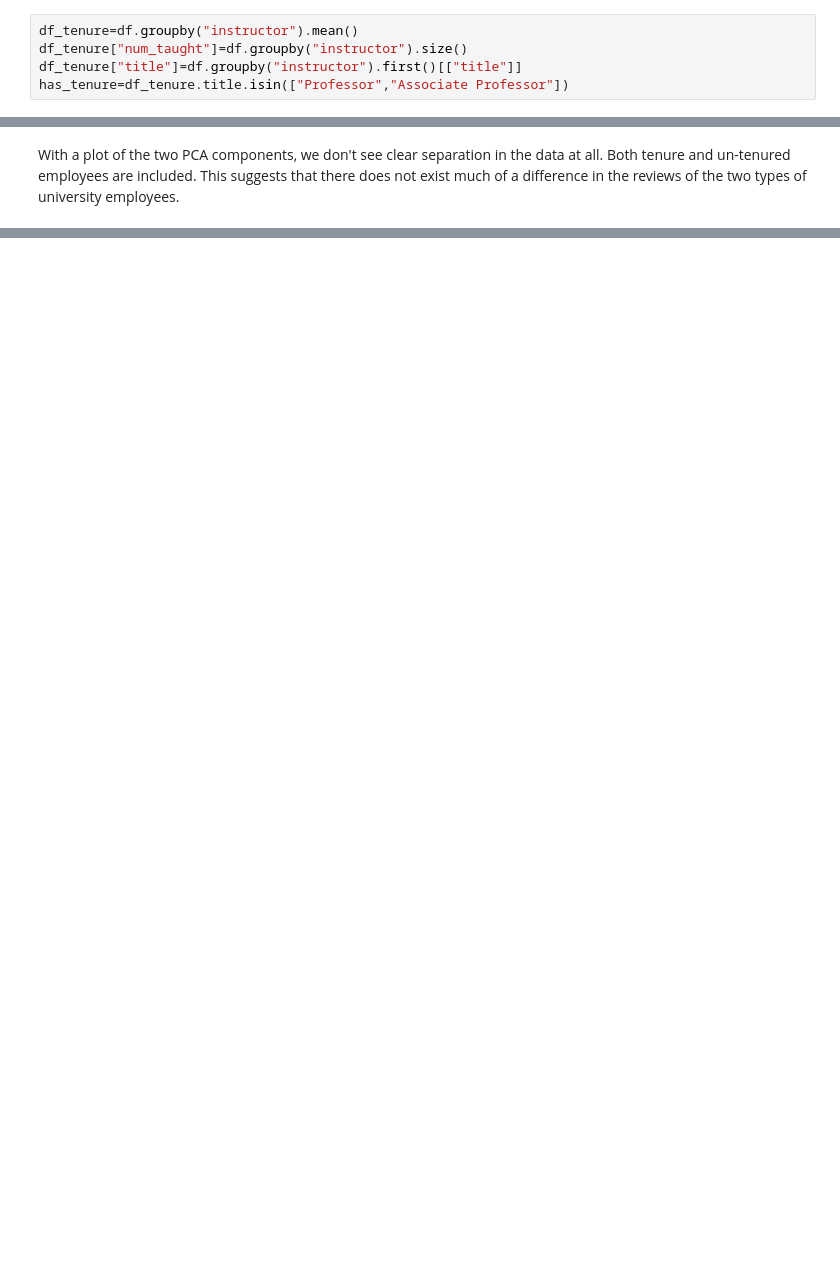
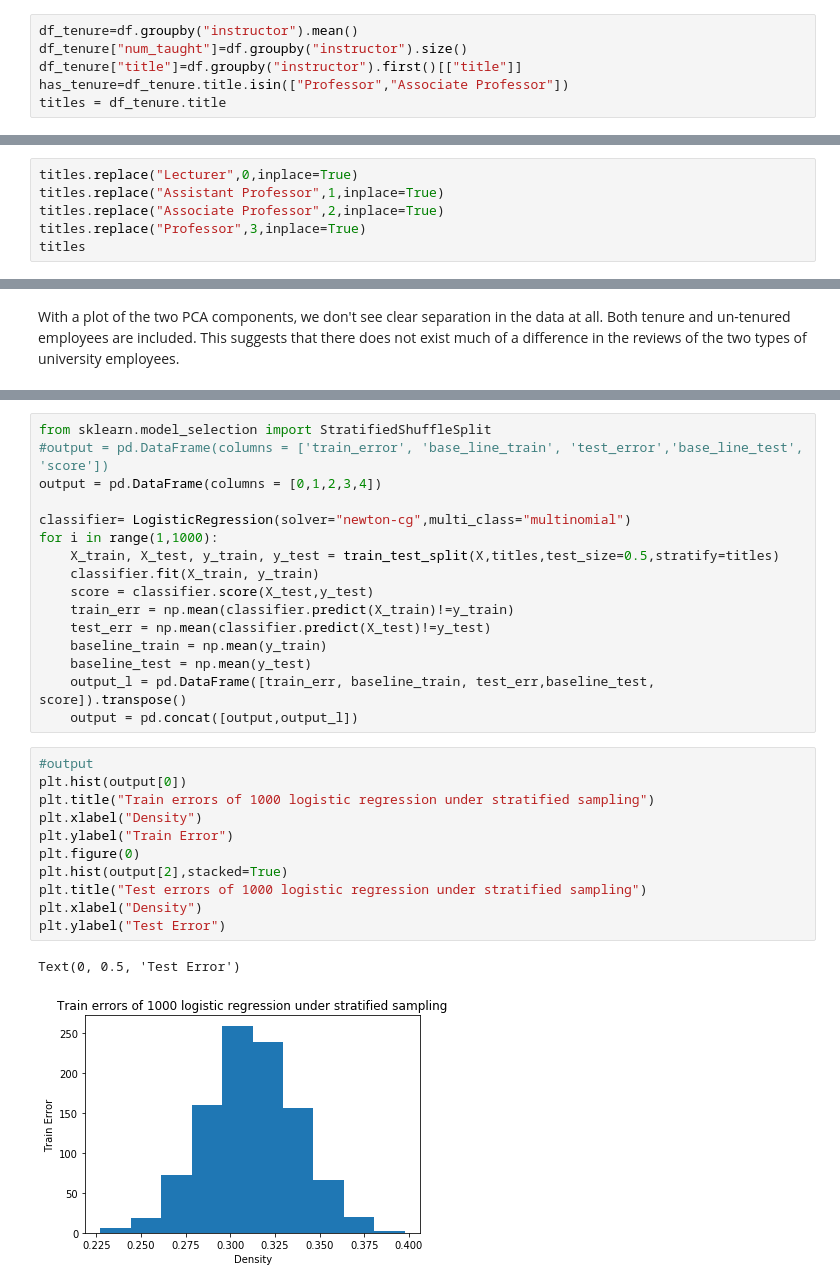
Before and after one commit to Akababa/course_eval, a Jupyter notebook: classifier_comparisons.ipynb, the cells around one changed output, grey strips where cells are left out. Saved outputs shown, nothing was run; the diff lists cells and outputs as text; blank space fills up the shorter version.

Commit message:
classifier update

```diff
--- a/classifier_comparisons.ipynb
+++ b/classifier_comparisons.ipynb
@@ -67,3 +40,4 @@ df_tenure=df.groupby("instructor").mean()
 df_tenure["num_taught"]=df.groupby("instructor").size()
 df_tenure["title"]=df.groupby("instructor").first()[["title"]]
 has_tenure=df_tenure.title.isin(["Professor","Associate Professor"])
+titles = df_tenure.title
@@ -81,0 +44,6 @@ has_tenure=df_tenure.title.isin(["Professor","Associate Professor"])
+# %%
+titles.replace("Lecturer",0,inplace=True)
+titles.replace("Assistant Professor",1,inplace=True)
+titles.replace("Associate Professor",2,inplace=True)
+titles.replace("Professor",3,inplace=True)
+titles
@@ -341,0 +423,30 @@ With a plot of the two PCA components, we don't see clear separation in the data
+# %%
+from sklearn.model_selection import StratifiedShuffleSplit
+#output = pd.DataFrame(columns = ['train_error', 'base_line_train', 'test_error','base_line_test', 'score'])
+output = pd.DataFrame(columns = [0,1,2,3,4])
+
+classifier= LogisticRegression(solver="newton-cg",multi_class="multinomial")
+for i in range(1,1000):
+    X_train, X_test, y_train, y_test = train_test_split(X,titles,test_size=0.5,stratify=titles)
+    classifier.fit(X_train, y_train)
+    score = classifier.score(X_test,y_test)
+    train_err = np.mean(classifier.predict(X_train)!=y_train)
+    test_err = np.mean(classifier.predict(X_test)!=y_test)
+    baseline_train = np.mean(y_train)
+    baseline_test = np.mean(y_test)
+    output_l = pd.DataFrame([train_err, baseline_train, test_err,baseline_test, score]).transpose()
+    output = pd.concat([output,output_l])
+# %%
+#output
+plt.hist(output[0])
+plt.title("Train errors of 1000 logistic regression under stratified sampling")
+plt.xlabel("Density")
+plt.ylabel("Train Error")
+plt.figure(0)
+plt.hist(output[2],stacked=True)
+plt.title("Test errors of 1000 logistic regression under stratified sampling")
+plt.xlabel("Density")
+plt.ylabel("Test Error")
+# %% [output]
+Text(0, 0.5, 'Test Error')
+[figure, added]
```
Also changed, not shown: parts of 19 cells of this notebook, 1 other file.
